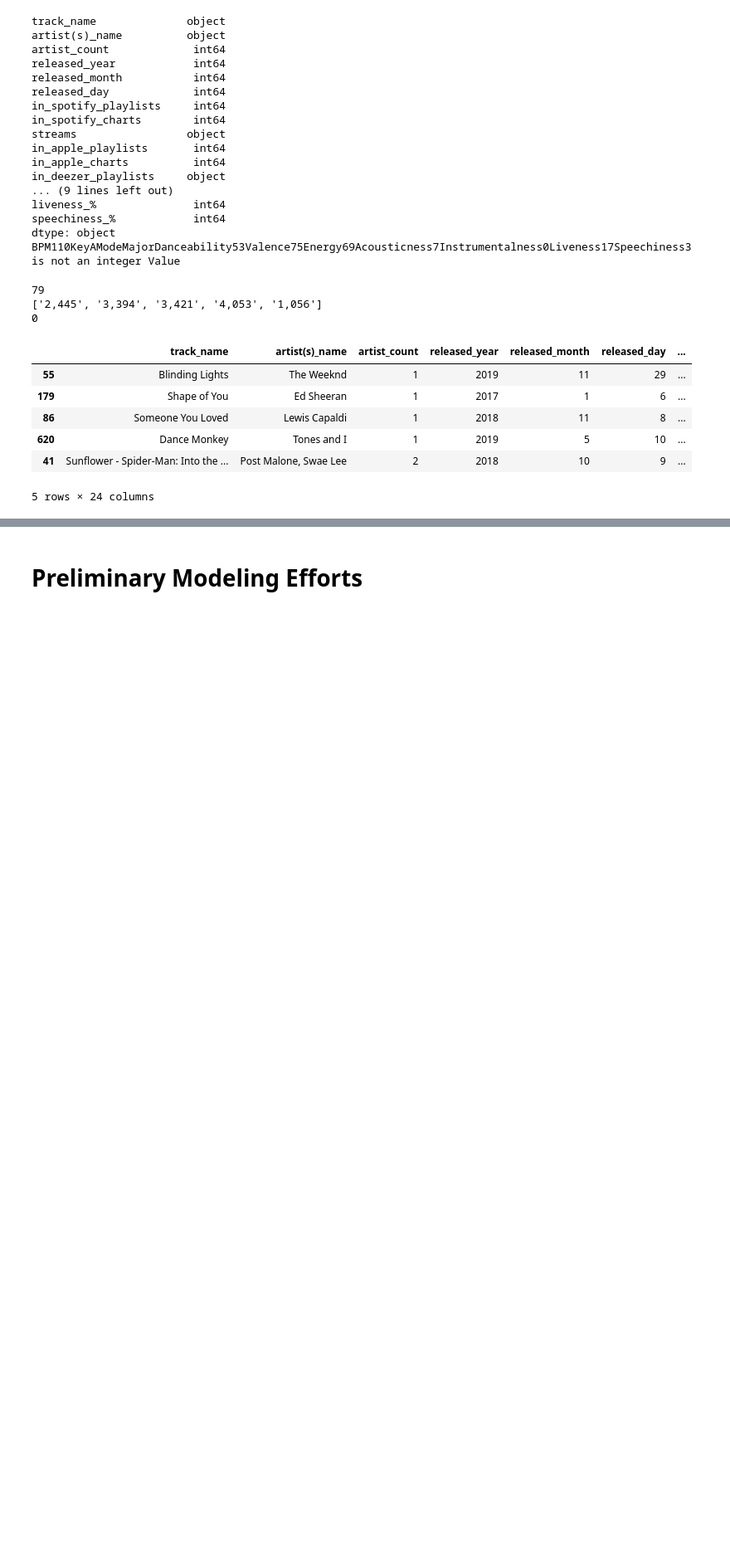
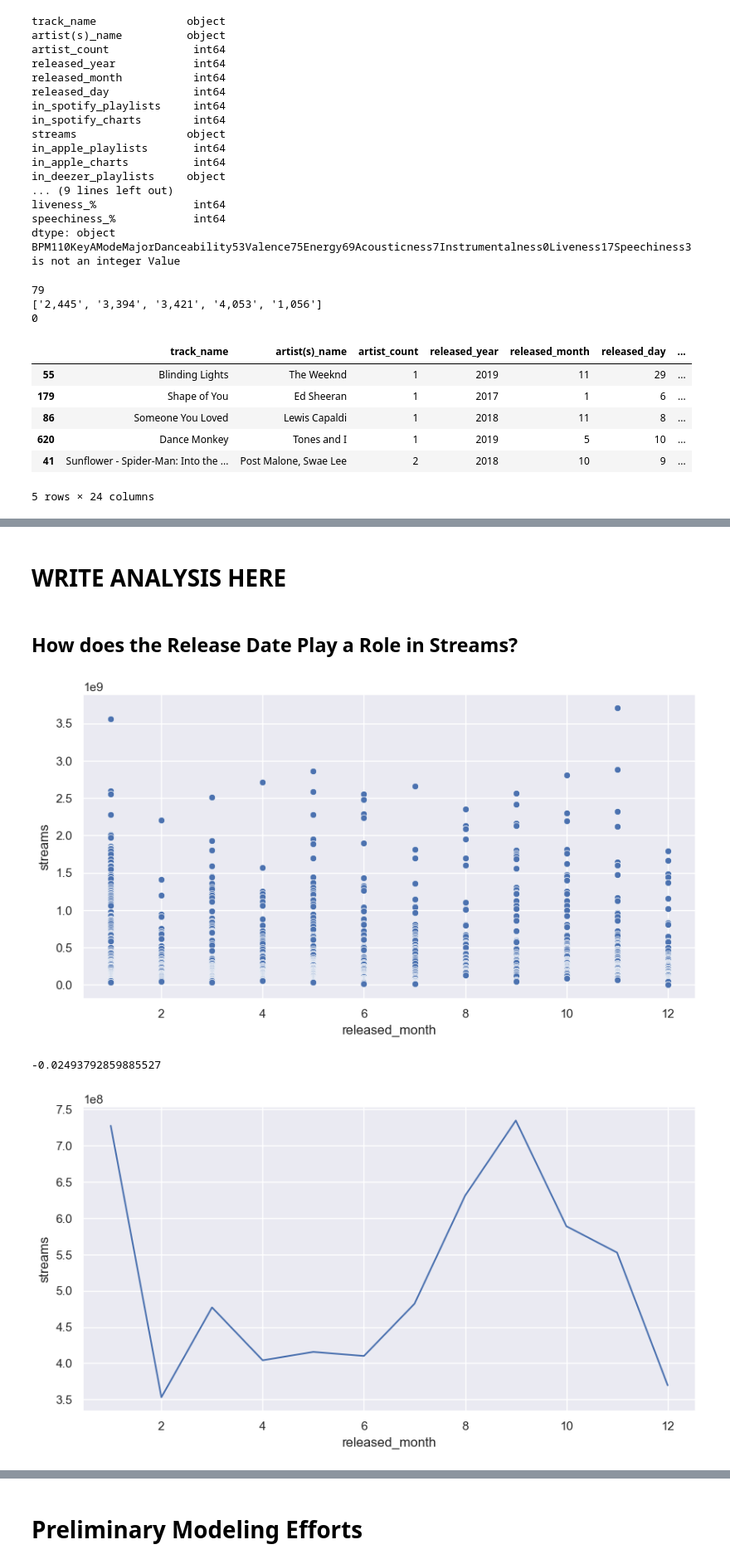
Before and after one commit to uzitak161/DS3000_Project, a Jupyter notebook: Project.EDA.ipynb, the cells around one changed output, grey strips where cells are left out. Shown at 83% size. Drawn from its saved outputs; the diff is of its cells as text; code cells hidden in the pictures; blank space fills up the shorter version.

```diff
--- a/Project.EDA.ipynb
+++ b/Project.EDA.ipynb
@@ -162,0 +206,24 @@ df.head(5)
+# %% [markdown]
+# WRITE ANALYSIS HERE #
+# %% [markdown]
+## How does the Release Date Play a Role in Streams? ##
+# %%
+# Plot release date vs streams
+plt.figure(figsize=(10, 5))
+sns.scatterplot(data=df, x='released_month', y='streams')
+plt.show()
+
+# Correlation of release_date and streams
+print(df['released_month'].corr(df['streams']))
+
+# Aggregate to Find average stream per month
+df_avg_streams_per_month = df.groupby('released_month')['streams'].mean().reset_index()
+
+# Plot average streams per month
+plt.figure(figsize=(10, 5))
+sns.lineplot(data=df_avg_streams_per_month, x='released_month', y='streams')
+plt.show()
+# %% [output]
+[figure, added]
+-0.02493792859885527
+[figure, added]
```
Also changed, not shown: parts of 11 cells of this notebook.
